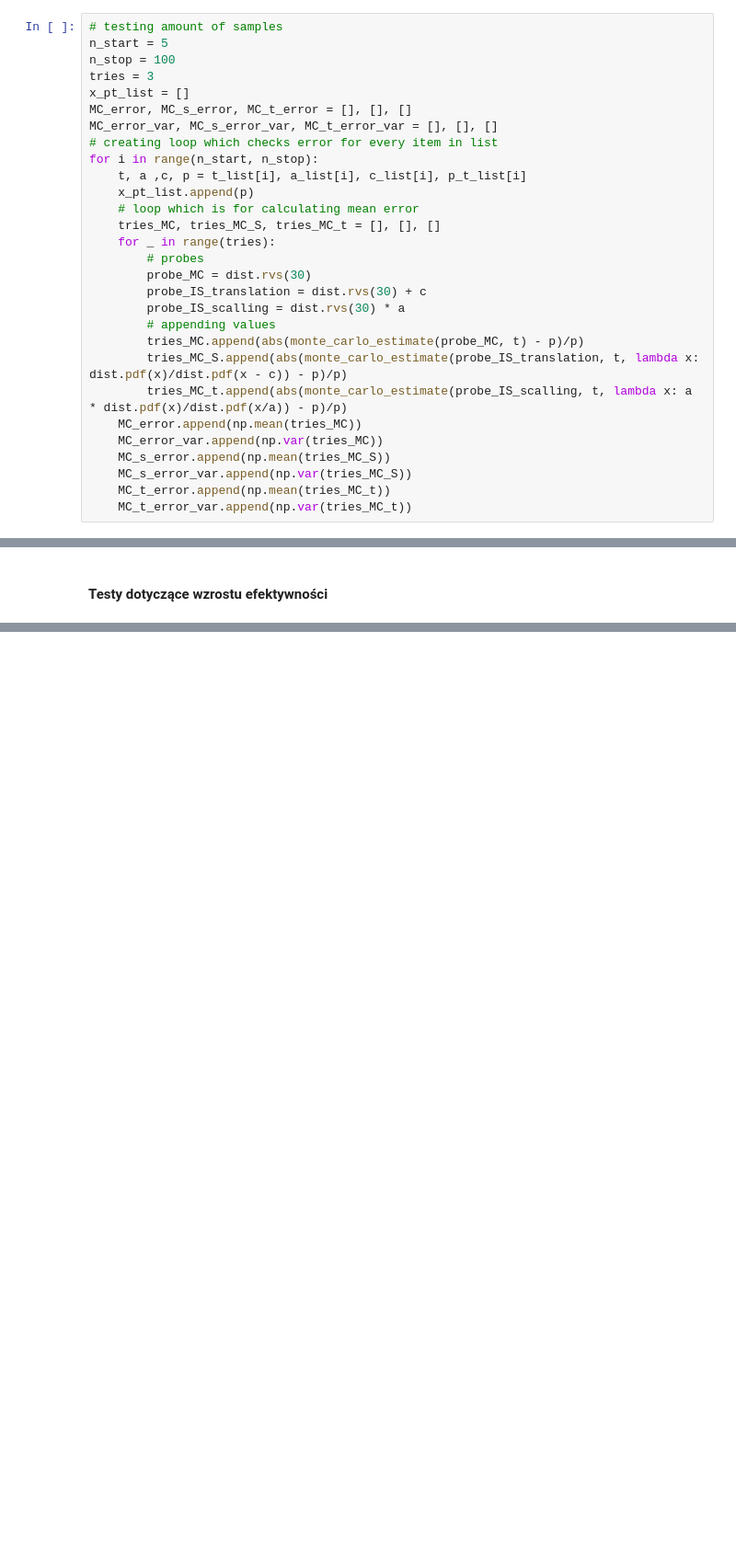
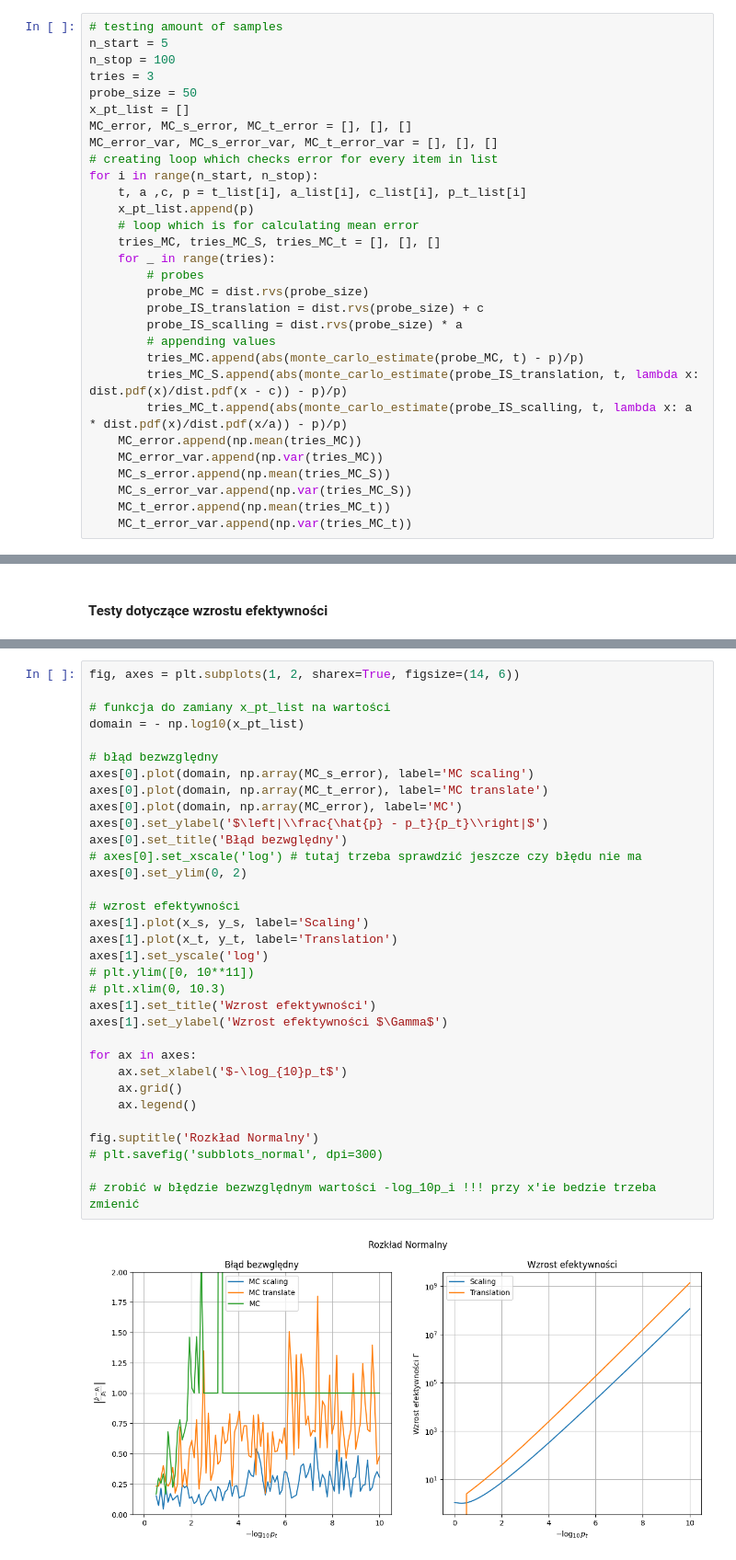
Before and after one commit to maxi7524/numerical-methods_IS, a Jupyter notebook: Obliczenia.ipynb, the cells around one changed output, grey strips where cells are left out. Shown at 92% size. Saved outputs shown, nothing was run; the diff lists cells and outputs as text; blank space fills up the shorter version.

Commit message:
final version without combined scaling and transition'

```diff
--- a/Obliczenia.ipynb
+++ b/Obliczenia.ipynb
@@ -223,6 +215,7 @@ UWAGA: trzeba wywołac wszystie metody z danego rozkładu
 n_start = 5
 n_stop = 100
 tries = 3
+probe_size = 50
 x_pt_list = []
 MC_error, MC_s_error, MC_t_error = [], [], []
 MC_error_var, MC_s_error_var, MC_t_error_var = [], [], []
@@ -234,9 +227,9 @@ for i in range(n_start, n_stop):
     tries_MC, tries_MC_S, tries_MC_t = [], [], []
     for _ in range(tries):
         # probes
-        probe_MC = dist.rvs(30)
-        probe_IS_translation = dist.rvs(30) + c
-        probe_IS_scalling = dist.rvs(30) * a
+        probe_MC = dist.rvs(probe_size)
+        probe_IS_translation = dist.rvs(probe_size) + c
+        probe_IS_scalling = dist.rvs(probe_size) * a
         # appending values
         tries_MC.append(abs(monte_carlo_estimate(probe_MC, t) - p)/p)
         tries_MC_S.append(abs(monte_carlo_estimate(probe_IS_translation, t, lambda x: dist.pdf(x)/dist.pdf(x - c)) - p)/p)
@@ -336,0 +261,35 @@ plt.show()
+# %%
+fig, axes = plt.subplots(1, 2, sharex=True, figsize=(14, 6))
+
+# funkcja do zamiany x_pt_list na wartości
+domain = - np.log10(x_pt_list)
+
+# błąd bezwzględny
+axes[0].plot(domain, np.array(MC_s_error), label='MC scaling')
+axes[0].plot(domain, np.array(MC_t_error), label='MC translate')
+axes[0].plot(domain, np.array(MC_error), label='MC')
+axes[0].set_ylabel('$\left|\\frac{\hat{p} - p_t}{p_t}\\right|$')
+axes[0].set_title('Błąd bezwględny')
+# axes[0].set_xscale('log') # tutaj trzeba sprawdzić jeszcze czy błędu nie ma
+axes[0].set_ylim(0, 2)
+
+# wzrost efektywności
+axes[1].plot(x_s, y_s, label='Scaling')
+axes[1].plot(x_t, y_t, label='Translation')
+axes[1].set_yscale('log')
+# plt.ylim([0, 10**11])
+# plt.xlim(0, 10.3)
+axes[1].set_title('Wzrost efektywności')
+axes[1].set_ylabel('Wzrost efektywności $\Gamma$')
+
+for ax in axes:
+    ax.set_xlabel('$-\log_{10}p_t$')
+    ax.grid()
+    ax.legend()
+
+fig.suptitle('Rozkład Normalny')
+# plt.savefig('subblots_normal', dpi=300)
+
+# zrobić w błędzie bezwzględnym wartości -log_10p_i !!! przy x'ie bedzie trzeba zmienić
+# %% [output]
+[figure, added]
```
Also changed, not shown: parts of 11 cells of this notebook, 2 other files.
